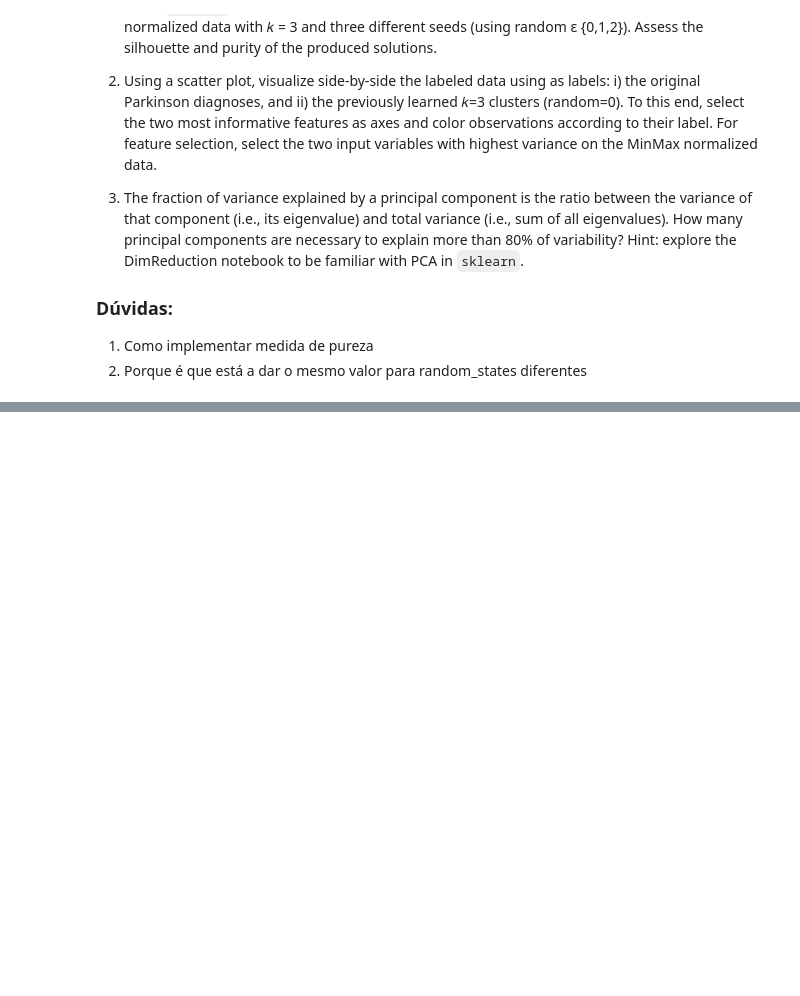
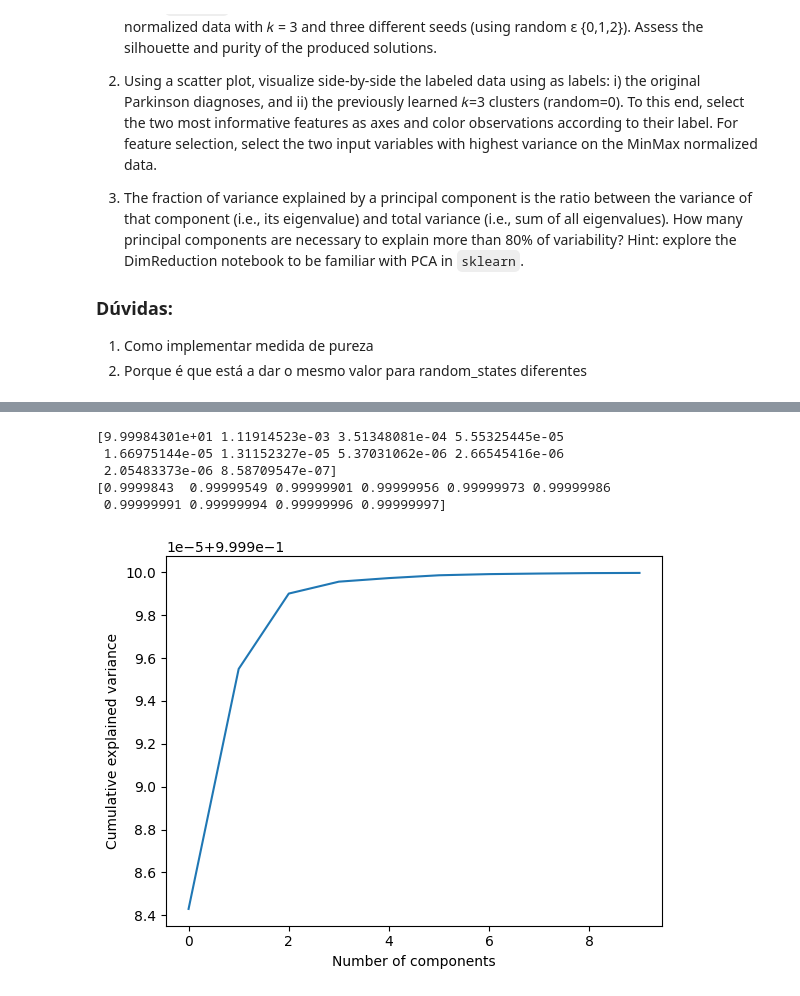
Before and after one commit to jjasferreira/data-exploration-py, a Jupyter notebook: hw04/hw04.ipynb, the cells around one changed output, grey strips where cells are left out. Cells and saved outputs as stored; diff of their text form; code cells hidden in the pictures; blank space fills up the shorter version.

```diff
--- a/hw04/hw04.ipynb
+++ b/hw04/hw04.ipynb
@@ -70,0 +137,39 @@ Silhouette score for iteration 2 is 0.6061811635543624
+# %%
+import pandas as pd
+import numpy as np
+from scipy.io.arff import loadarff
+from sklearn.preprocessing import LabelEncoder
+from sklearn.preprocessing import MinMaxScaler
+from sklearn.metrics import silhouette_score
+from sklearn.cluster import KMeans
+from sklearn.decomposition import PCA
+from sklearn import metrics
+import matplotlib.pyplot as plt
+
+
+# Read the ARFF file and separate input from output data, to encode as numeric
+data = loadarff('pd_speech.arff')
+df = pd.DataFrame(data[0])
+X = df.drop('class', axis=1)
+scaler = MinMaxScaler()
+scaler.fit_transform(X)
+truth = np.array(LabelEncoder().fit_transform(df['class']))
+
+# Determine the two most informative features
+pca = PCA(n_components=10)
+pca.fit(X)
+print((pca.explained_variance_ratio_) * 100)
+cs = np.cumsum(pca.explained_variance_ratio_)
+print(cs)
+
+plt.plot(cs)
+plt.xlabel('Number of components')
+plt.ylabel('Cumulative explained variance')
+plt.show()
+# %% [output]
+[9.99984301e+01 1.11914523e-03 3.51348081e-04 5.55325445e-05
+ 1.66975144e-05 1.31152327e-05 5.37031062e-06 2.66545416e-06
+ 2.05483373e-06 8.58709547e-07]
+[0.9999843  0.99999549 0.99999901 0.99999956 0.99999973 0.99999986
+ 0.99999991 0.99999994 0.99999996 0.99999997]
+[figure, added]
```
Also changed, not shown: parts of 5 cells of this notebook.
